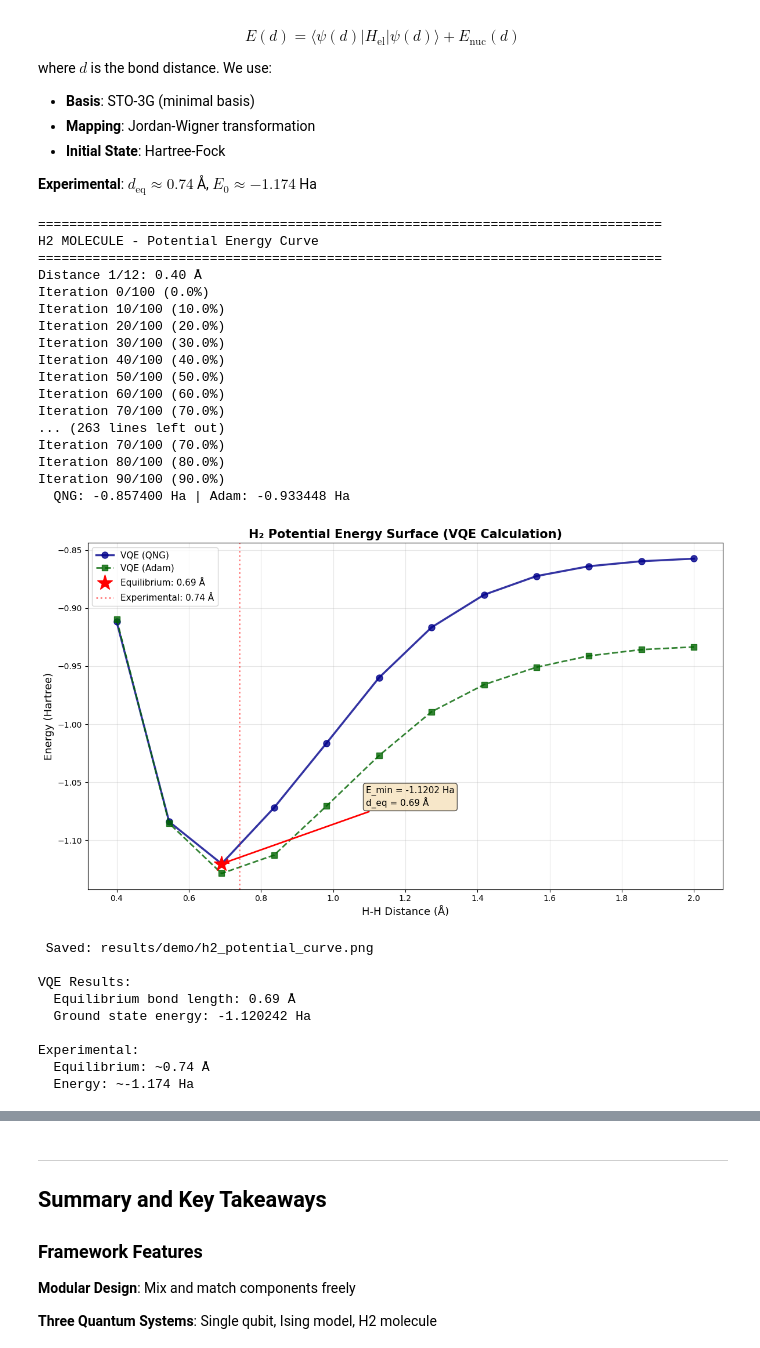
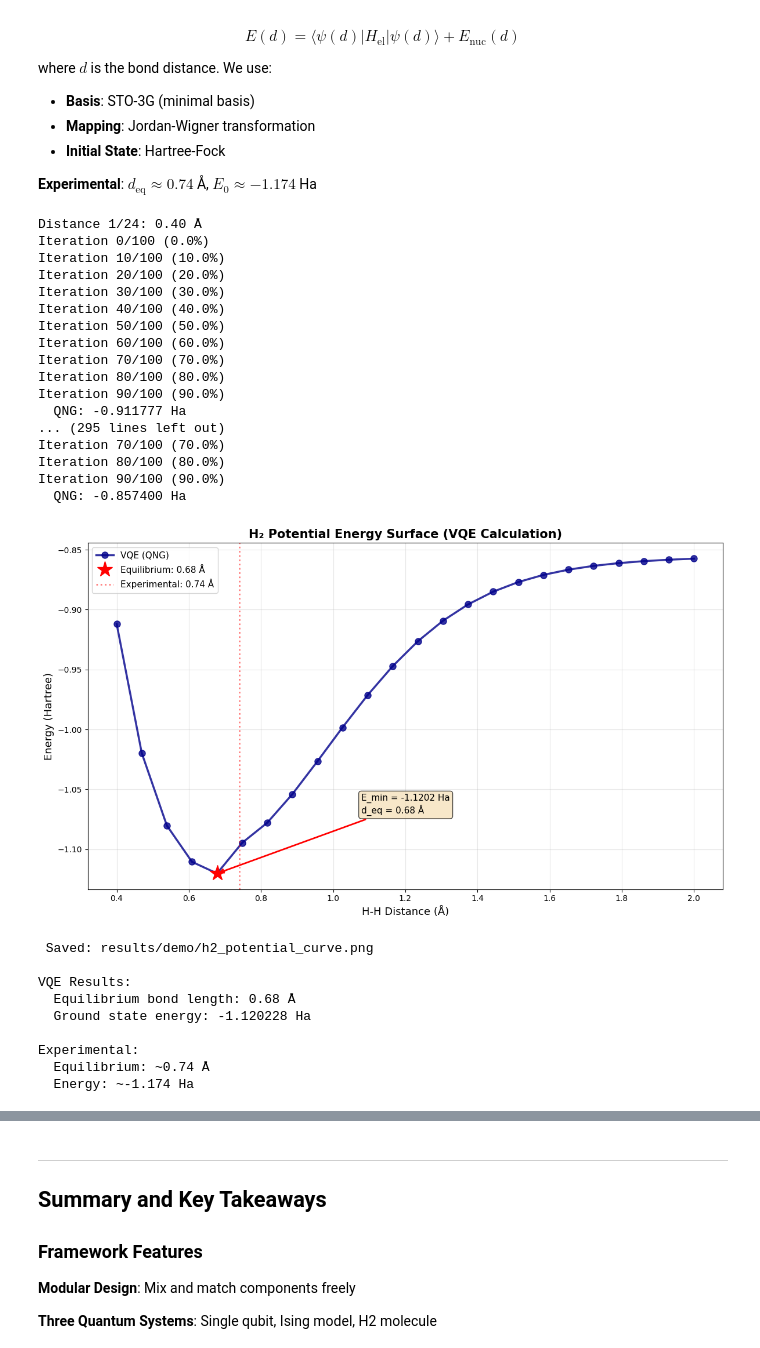
Before and after one commit to fynnhufler/Variational-Quantum-Eigensolver, a Jupyter notebook: VQE_Demo.ipynb, the cells around one changed output, grey strips where cells are left out. Saved outputs shown, nothing was run; the diff lists cells and outputs as text; code cells hidden in the pictures.

```diff
--- a/VQE_Demo.ipynb
+++ b/VQE_Demo.ipynb
@@ -336,10 +336,6 @@ where $d$ is the bond distance. We use:
 
 **Experimental**: $d_{\text{eq}} \approx 0.74$ Å, $E_0 \approx -1.174$ Ha
 # %%
-print("=" * 80)
-print("H2 MOLECULE - Potential Energy Curve")
-print("=" * 80)
-
 # Scan bond distances
 distances = np.linspace(0.4, 2.0, 24)
 energies_qng = []
@@ -364,10 +360,7 @@ for i, d in enumerate(distances):
 
     print(f"  QNG: {E_qng:.6f} Ha\n")
 # %% [output]
-================================================================================
-H2 MOLECULE - Potential Energy Curve
-================================================================================
-Distance 1/12: 0.40 Å
+Distance 1/24: 0.40 Å
 Iteration 0/100 (0.0%)
 Iteration 10/100 (10.0%)
 Iteration 20/100 (20.0%)
@@ -376,11 +369,14 @@ Iteration 40/100 (40.0%)
 Iteration 50/100 (50.0%)
 Iteration 60/100 (60.0%)
 Iteration 70/100 (70.0%)
-... (263 lines left out)
+Iteration 80/100 (80.0%)
+Iteration 90/100 (90.0%)
+  QNG: -0.911777 Ha
+... (295 lines left out)
 Iteration 70/100 (70.0%)
 Iteration 80/100 (80.0%)
 Iteration 90/100 (90.0%)
-  QNG: -0.857400 Ha | Adam: -0.933448 Ha
+  QNG: -0.857400 Ha
 # %%
 # Plot potential energy curves
 fig, ax = plt.subplots(1, 1, figsize=(12, 7))
@@ -388,8 +384,6 @@ fig, ax = plt.subplots(1, 1, figsize=(12, 7))
 # Plot both methods
 ax.plot(distances, energies_qng, 'o-', linewidth=2.5, markersize=8,
         color='darkblue', label='VQE (QNG)', alpha=0.8)
-ax.plot(distances, energies_adam, 's--', linewidth=2, markersize=7,
-        color='darkgreen', label='VQE (Adam)', alpha=0.8)
 
 # Mark equilibrium for QNG
 min_idx_qng = np.argmin(energies_qng)
@@ -401,39 +395,39 @@ ax.plot(eq_distance_qng, eq_energy_qng, 'r*', markersize=20,
 # Mark experimental value
 ax.axvline(x=0.74, color='red', linestyle=':', linewidth=2, alpha=0.5,
            label='Experimental: 0.74 Å')
 
 ax.set_xlabel('H-H Distance (Å)', fontsize=13)
 ax.set_ylabel('Energy (Hartree)', fontsize=13)
 ax.set_title('H₂ Potential Energy Surface (VQE Calculation)',
              fontsize=15, fontweight='bold')
 ax.grid(True, alpha=0.3)
 ax.legend(fontsize=11, loc='best')
 
 # Add annotation
 ax.annotate(f'E_min = {eq_energy_qng:.4f} Ha\nd_eq = {eq_distance_qng:.2f} Å',
             xy=(eq_distance_qng, eq_energy_qng),
             xytext=(eq_distance_qng + 0.4, eq_energy_qng + 0.05),
             arrowprops=dict(arrowstyle='->', color='red', lw=2),
             fontsize=11, bbox=dict(boxstyle='round', facecolor='wheat', alpha=0.7))
 
 plt.tight_layout()
 plt.savefig(RESULTS_DIR / 'h2_potential_curve.png', dpi=300, bbox_inches='tight')
 plt.show()
 
 print(f"\n Saved: {RESULTS_DIR / 'h2_potential_curve.png'}")
 print(f"\nVQE Results:")
 print(f"  Equilibrium bond length: {eq_distance_qng:.2f} Å")
 print(f"  Ground state energy: {eq_energy_qng:.6f} Ha")
 print(f"\nExperimental:")
 print(f"  Equilibrium: ~0.74 Å")
 print(f"  Energy: ~-1.174 Ha")
 # %% [output]
-[figure, old version]
+[figure, new version]
  Saved: results/demo/h2_potential_curve.png
 
 VQE Results:
-  Equilibrium bond length: 0.69 Å
-  Ground state energy: -1.120242 Ha
+  Equilibrium bond length: 0.68 Å
+  Ground state energy: -1.120228 Ha
 
 Experimental:
   Equilibrium: ~0.74 Å
```
Also changed, not shown: parts of 1 cell of this notebook, 1 other file.
